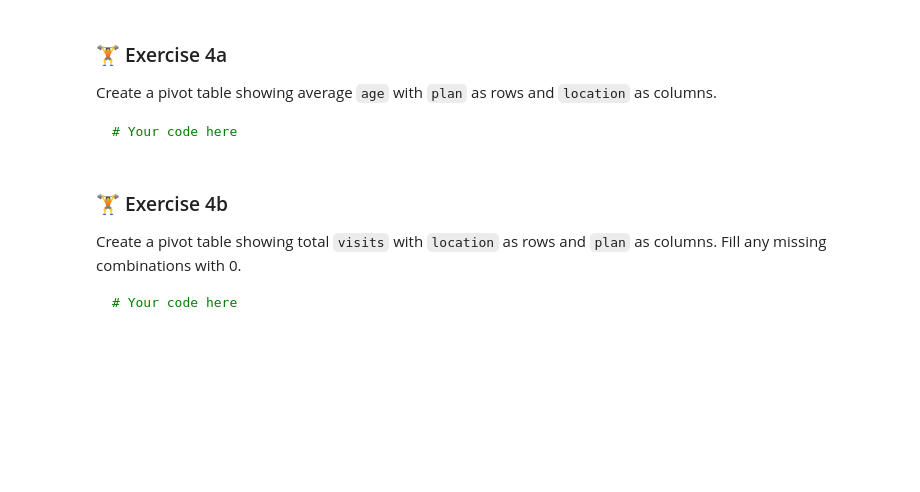
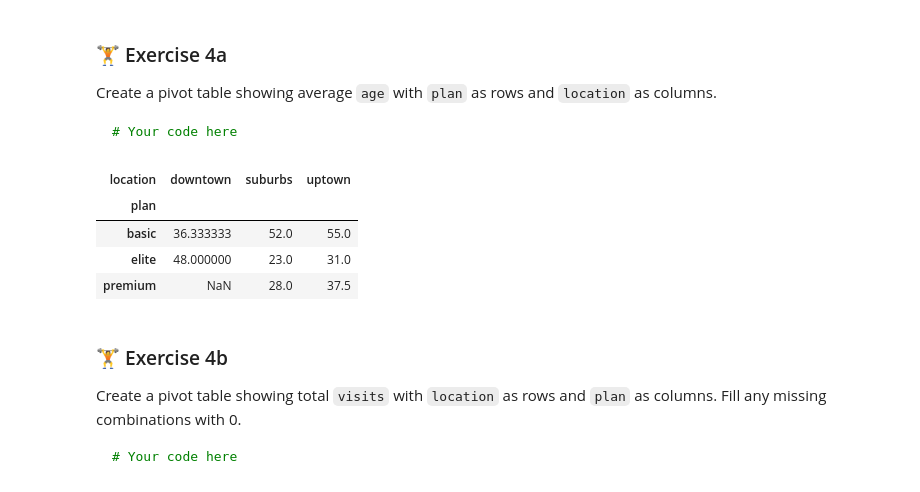
Before and after one commit to BrianCarela/Data-analytics-practice, a Jupyter notebook: 02_pandas_and_numpy/02_02_filtering_and_groupby.ipynb, the cells around one changed output. Drawn from its saved outputs; the diff is of its cells as text; code cells hidden in the pictures; blank space fills up the shorter version.

Commit message:
pivot tables

````diff
--- a/02_pandas_and_numpy/02_02_filtering_and_groupby.ipynb
+++ b/02_pandas_and_numpy/02_02_filtering_and_groupby.ipynb
@@ -454,6 +454,13 @@ Create a pivot table showing average `age` with `plan` as rows and `location` as
 ```
 # %%
 # Your code here
+df.pivot_table(values='age', index='plan', columns='location', aggfunc='mean')
+# %% [output]
+| location | downtown | suburbs | uptown |
+| plan |  |  |  |
+| basic | 36.333333 | 52.0 | 55.0 |
+| elite | 48.000000 | 23.0 | 31.0 |
+| premium | NaN | 28.0 | 37.5 |
 # %% [markdown]
 ### 🏋️ Exercise 4b
 Create a pivot table showing total `visits` with `location` as rows and `plan` as columns.
````
